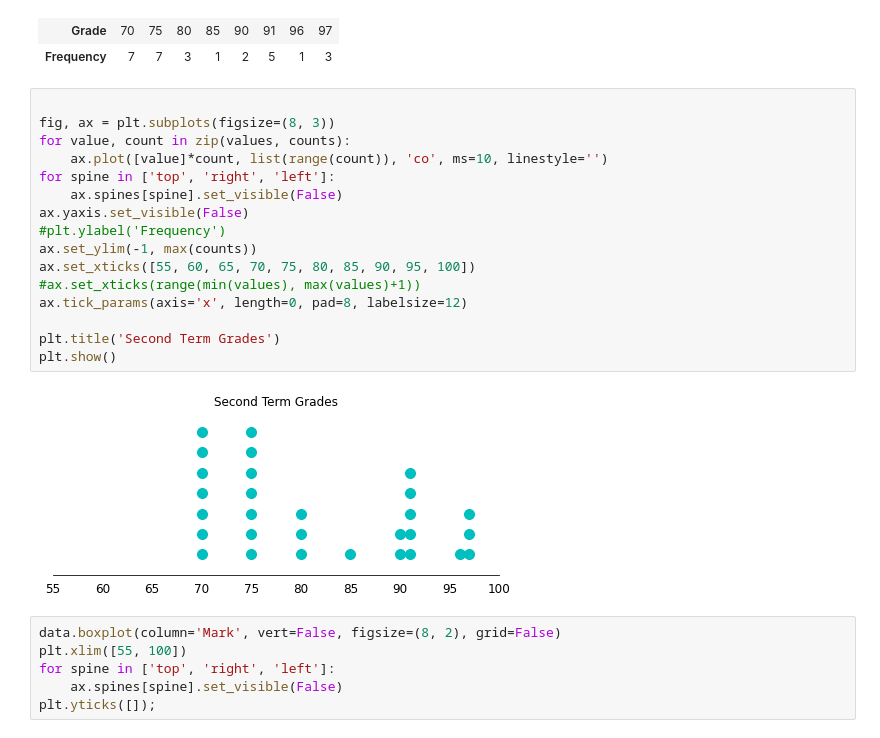
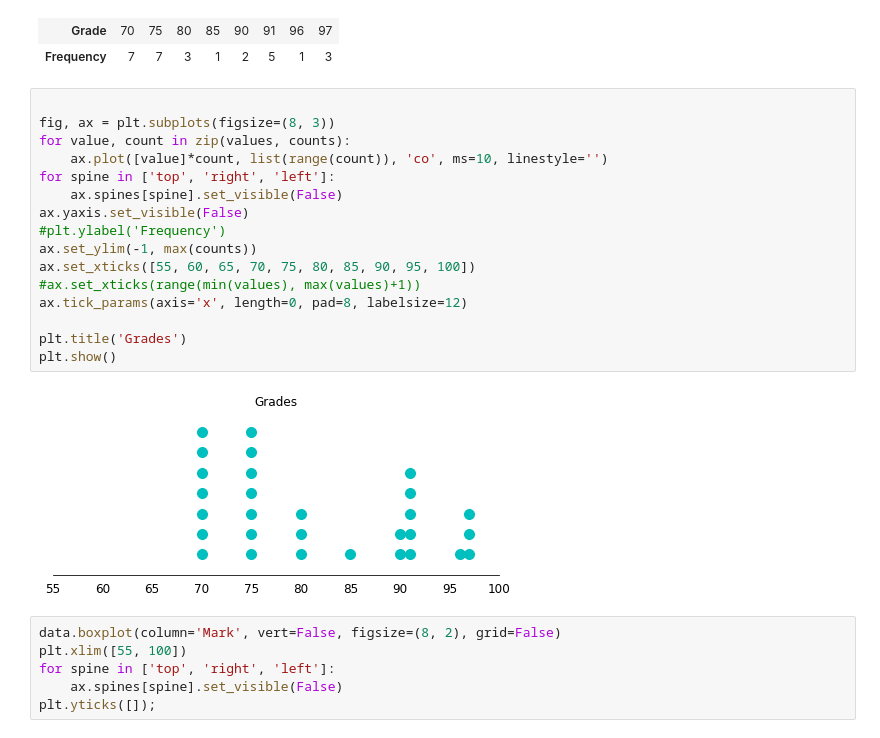
Before and after one commit to chrishuson/chrishuson.github.io, a Jupyter notebook: templates/stats-slide-deck.ipynb, the cells around one changed output. Drawn from its saved outputs; the diff is of its cells as text.

```diff
--- a/templates/stats-slide-deck.ipynb
+++ b/templates/stats-slide-deck.ipynb
@@ -169,21 +172,21 @@ data_frequency.T.style.hide(axis=1)
 # %%
 
 fig, ax = plt.subplots(figsize=(8, 3))
 for value, count in zip(values, counts):
     ax.plot([value]*count, list(range(count)), 'co', ms=10, linestyle='')
 for spine in ['top', 'right', 'left']:
     ax.spines[spine].set_visible(False)
 ax.yaxis.set_visible(False)
 #plt.ylabel('Frequency')
 ax.set_ylim(-1, max(counts))
 ax.set_xticks([55, 60, 65, 70, 75, 80, 85, 90, 95, 100])
 #ax.set_xticks(range(min(values), max(values)+1))
 ax.tick_params(axis='x', length=0, pad=8, labelsize=12)
 
-plt.title('Second Term Grades')
+plt.title('Grades')
 plt.show()
 # %% [output]
-[figure, old version]
+[figure, new version]
 # %%
 data.boxplot(column='Mark', vert=False, figsize=(8, 2), grid=False)
 plt.xlim([55, 100])
```
Also changed, not shown: parts of 15 cells of this notebook, 1 other file.
